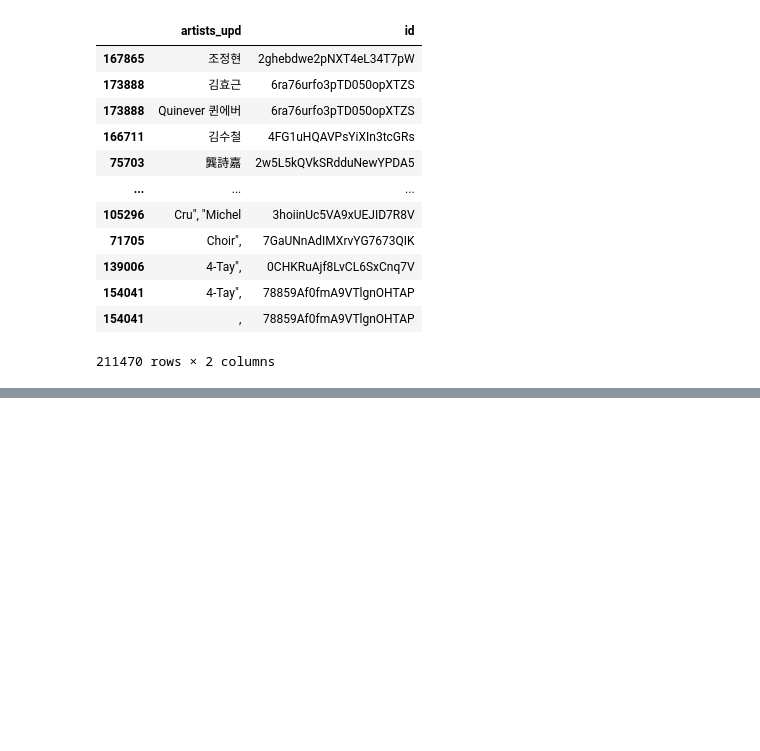
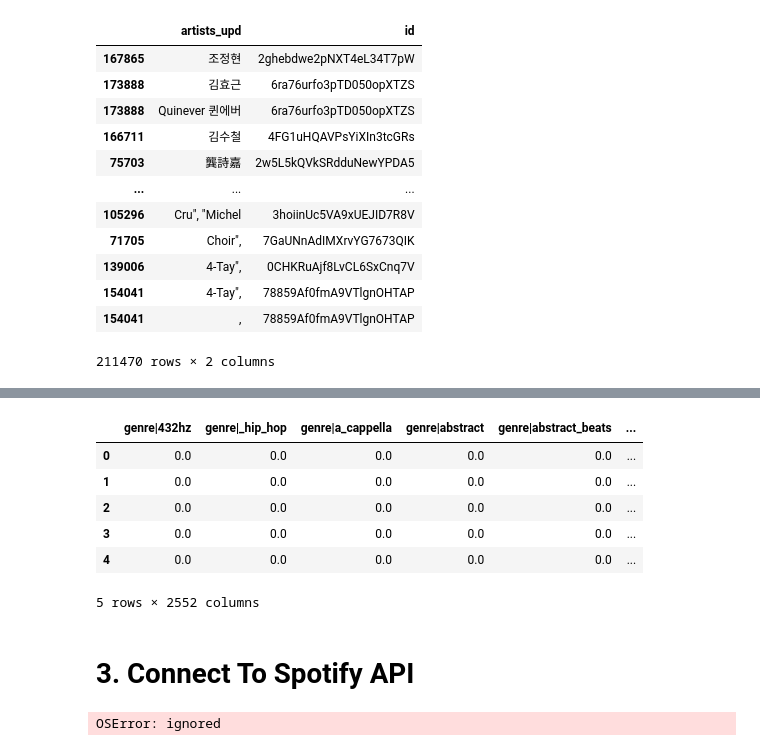
Before and after one commit to ish-kumar/Spotify-Recommender-System, a Jupyter notebook: recommender system/recommender.ipynb, the cells around one changed output, grey strips where cells are left out. Drawn from its saved outputs; the diff is of its cells as text; code cells hidden in the pictures; blank space fills up the shorter version.

```diff
--- a/recommender system/recommender.ipynb
+++ b/recommender system/recommender.ipynb
@@ -224,0 +263,3 @@ spotify_df.head()
+# %%
+# tfidf can't handle nulls so fill any null values with an empty list
+spotify_df['consolidates_genre_lists'] = spotify_df['consolidates_genre_lists'].apply(lambda d: d if isinstance(d, list) else [])
@@ -224,0 +296,51 @@ spotify_df.head()
+# %%
+#function to build entire feature set
+def create_feature_set(df, float_cols):
+    """
+    Process spotify df to create a final set of features that will be used to generate recommendations
+
+    Parameters:
+        df (pandas dataframe): Spotify Dataframe
+        float_cols (list(str)): List of float columns that will be scaled
+
+    Returns:
+        final: final set of features
+    """
+
+    #tfidf genre lists
+    tfidf = TfidfVectorizer()
+    tfidf_matrix =  tfidf.fit_transform(df['consolidates_genre_lists'].apply(lambda x: " ".join(x)))
+    genre_df = pd.DataFrame(tfidf_matrix.toarray())
+    genre_df.columns = ['genre' + "|" + i for i in tfidf.get_feature_names()]
+    genre_df.reset_index(drop = True, inplace=True)
+
+    #explicity_ohe = ohe_prep(df, 'explicit','exp')
+    year_ohe = ohe_prep(df, 'year','year') * 0.5
+    popularity_ohe = ohe_prep(df, 'popularity_red','pop') * 0.15
+
+    #scale float columns
+    floats = df[float_cols].reset_index(drop = True)
+    scaler = MinMaxScaler()
+    floats_scaled = pd.DataFrame(scaler.fit_transform(floats), columns = floats.columns) * 0.2
+
+    #concanenate all features
+    final = pd.concat([genre_df, floats_scaled, popularity_ohe, year_ohe], axis = 1)
+
+    #add song id
+    final['id']=df['id'].values
+
+    return final
+# %%
+complete_feature_set = create_feature_set(spotify_df, float_cols=float_cols)#.mean(axis = 0)
+# %%
+complete_feature_set.head()
+# %% [output]
+|  | genre|432hz | genre|_hip_hop | genre|a_cappella | genre|abstract | genre|abstract_beats | ... |
+| 0 | 0.0 | 0.0 | 0.0 | 0.0 | 0.0 | ... |
+| 1 | 0.0 | 0.0 | 0.0 | 0.0 | 0.0 | ... |
+| 2 | 0.0 | 0.0 | 0.0 | 0.0 | 0.0 | ... |
+| 3 | 0.0 | 0.0 | 0.0 | 0.0 | 0.0 | ... |
+| 4 | 0.0 | 0.0 | 0.0 | 0.0 | 0.0 | ... |
+5 rows × 2552 columns
+# %% [markdown]
+# 3. Connect To Spotify API
@@ -224,0 +361,4 @@ spotify_df.head()
+# %%
+token = util.prompt_for_user_token(scope, client_id= client_id, client_secret=client_secret, redirect_uri='http://localhost:8881/')
+# %% [output]
+OSError: ignored
```
Also changed, not shown: parts of 24 cells of this notebook.
